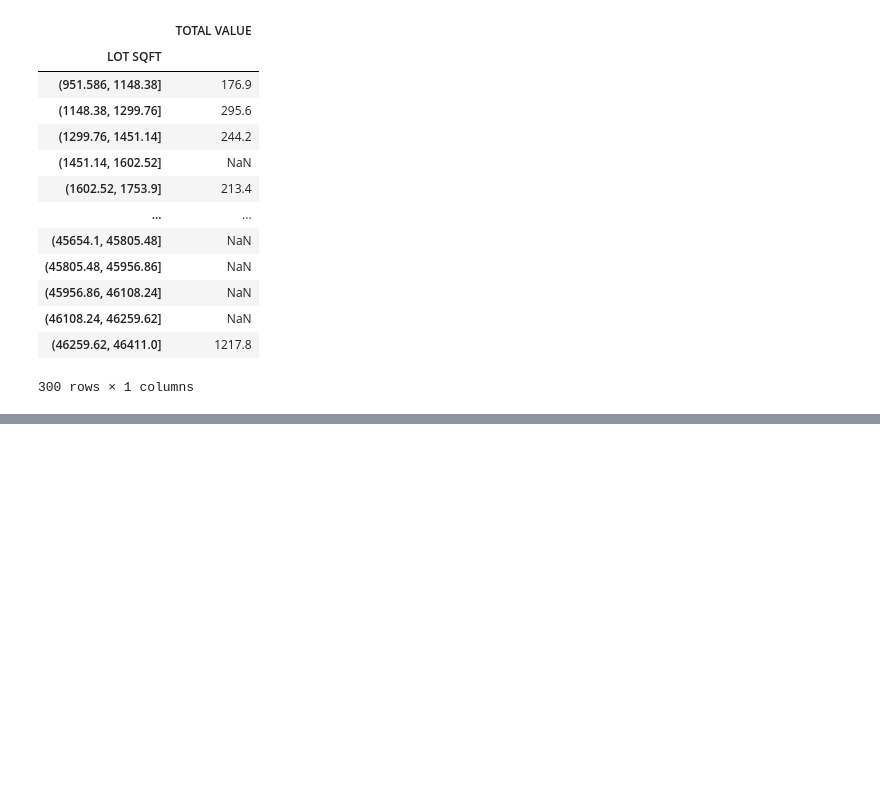
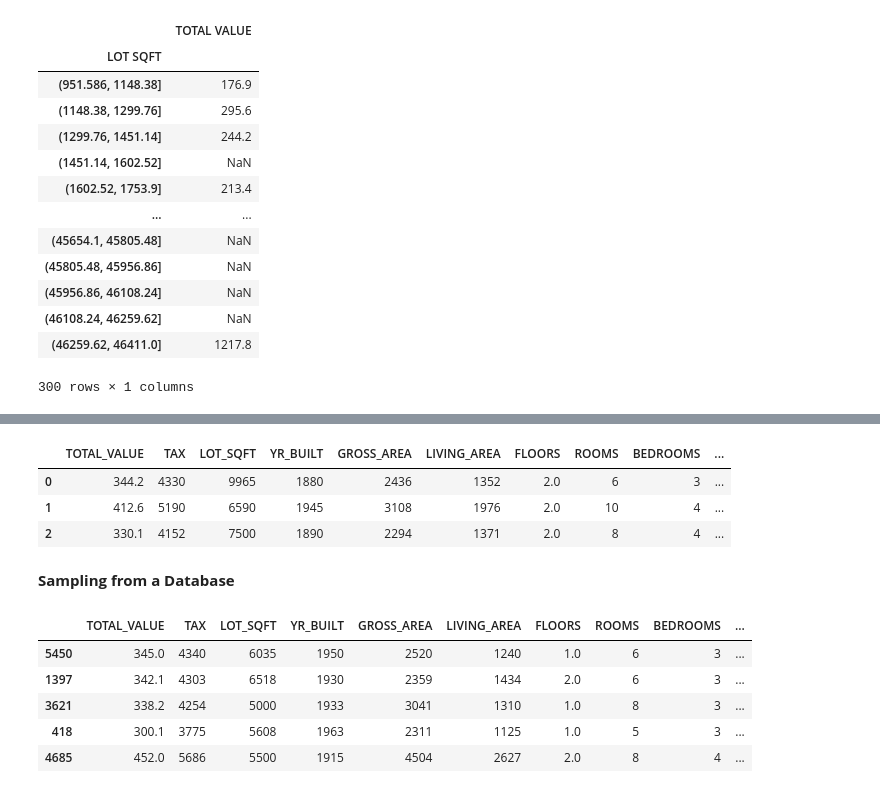
Before and after one commit to brandon-setegn/data-mining-business-analytics, a Jupyter notebook: west-roxbury-home-values.ipynb, the cells around one changed output, grey strips where cells are left out. Saved outputs shown, nothing was run; the diff lists cells and outputs as text; code cells hidden in the pictures; blank space fills up the shorter version.

```diff
--- a/west-roxbury-home-values.ipynb
+++ b/west-roxbury-home-values.ipynb
@@ -95,0 +101,19 @@ housing_df.head()
+# %%
+housing_df.iloc[0:3] # iloc[a:b] gives rows a to b, exclusive (a to b-1)
+# %% [output]
+|  | TOTAL_VALUE | TAX | LOT_SQFT | YR_BUILT | GROSS_AREA | LIVING_AREA | FLOORS | ROOMS | BEDROOMS | ... |
+| 0 | 344.2 | 4330 | 9965 | 1880 | 2436 | 1352 | 2.0 | 6 | 3 | ... |
+| 1 | 412.6 | 5190 | 6590 | 1945 | 3108 | 1976 | 2.0 | 10 | 4 | ... |
+| 2 | 330.1 | 4152 | 7500 | 1890 | 2294 | 1371 | 2.0 | 8 | 4 | ... |
+# %% [markdown]
+**Sampling from a Database**
+# %%
+# random sample of 5 observations
+housing_df.sample(5)
+# %% [output]
+|  | TOTAL_VALUE | TAX | LOT_SQFT | YR_BUILT | GROSS_AREA | LIVING_AREA | FLOORS | ROOMS | BEDROOMS | ... |
+| 5450 | 345.0 | 4340 | 6035 | 1950 | 2520 | 1240 | 1.0 | 6 | 3 | ... |
+| 1397 | 342.1 | 4303 | 6518 | 1930 | 2359 | 1434 | 2.0 | 6 | 3 | ... |
+| 3621 | 338.2 | 4254 | 5000 | 1933 | 3041 | 1310 | 1.0 | 8 | 3 | ... |
+| 418 | 300.1 | 3775 | 5608 | 1963 | 2311 | 1125 | 1.0 | 5 | 3 | ... |
+| 4685 | 452.0 | 5686 | 5500 | 1915 | 4504 | 2627 | 2.0 | 8 | 4 | ... |
```
Also changed, not shown: parts of 16 cells of this notebook.
